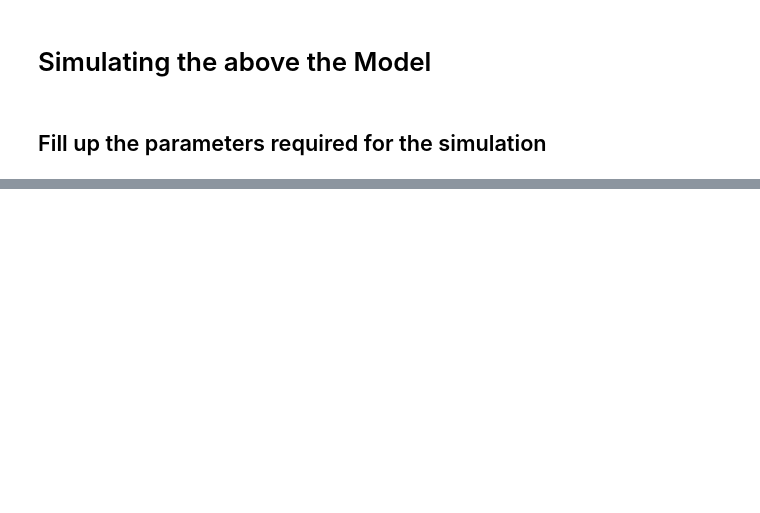
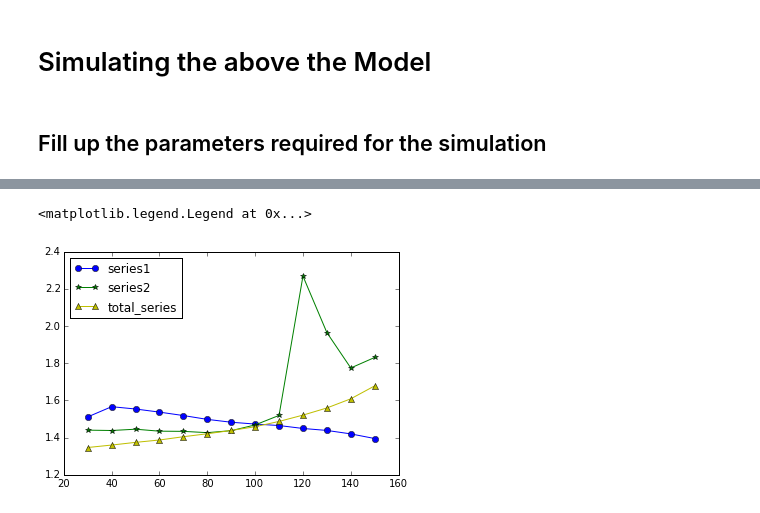
Before and after one commit to Jayanth-kumar5566/Stochastic-Simulations, a Jupyter notebook: Stochastic_stimulation_SIR/SIR 2 Cities.ipynb, the cells around one changed output, grey strips where cells are left out. Saved outputs shown, nothing was run; the diff lists cells and outputs as text; code cells hidden in the pictures; blank space fills up the shorter version.

```diff
--- a/Stochastic_stimulation_SIR/SIR 2 Cities.ipynb
+++ b/Stochastic_stimulation_SIR/SIR 2 Cities.ipynb
@@ -189,0 +309,8 @@ plt.show()
+# %%
+plt.plot([30,40,50,60,70,80,90,100,110,120,130,140,150],t1,'b-o',label='series1')
+plt.plot([30,40,50,60,70,80,90,100,110,120,130,140,150],t2,'g-*',label='series2')
+plt.plot([30,40,50,60,70,80,90,100,110,120,130,140,150],to,'y-^',label='total_series')
+plt.legend(loc='best')
+# %% [output]
+<matplotlib.legend.Legend at 0x...>
+[figure, added]
```
Also changed, not shown: parts of 26 cells of this notebook, 8 other files.
